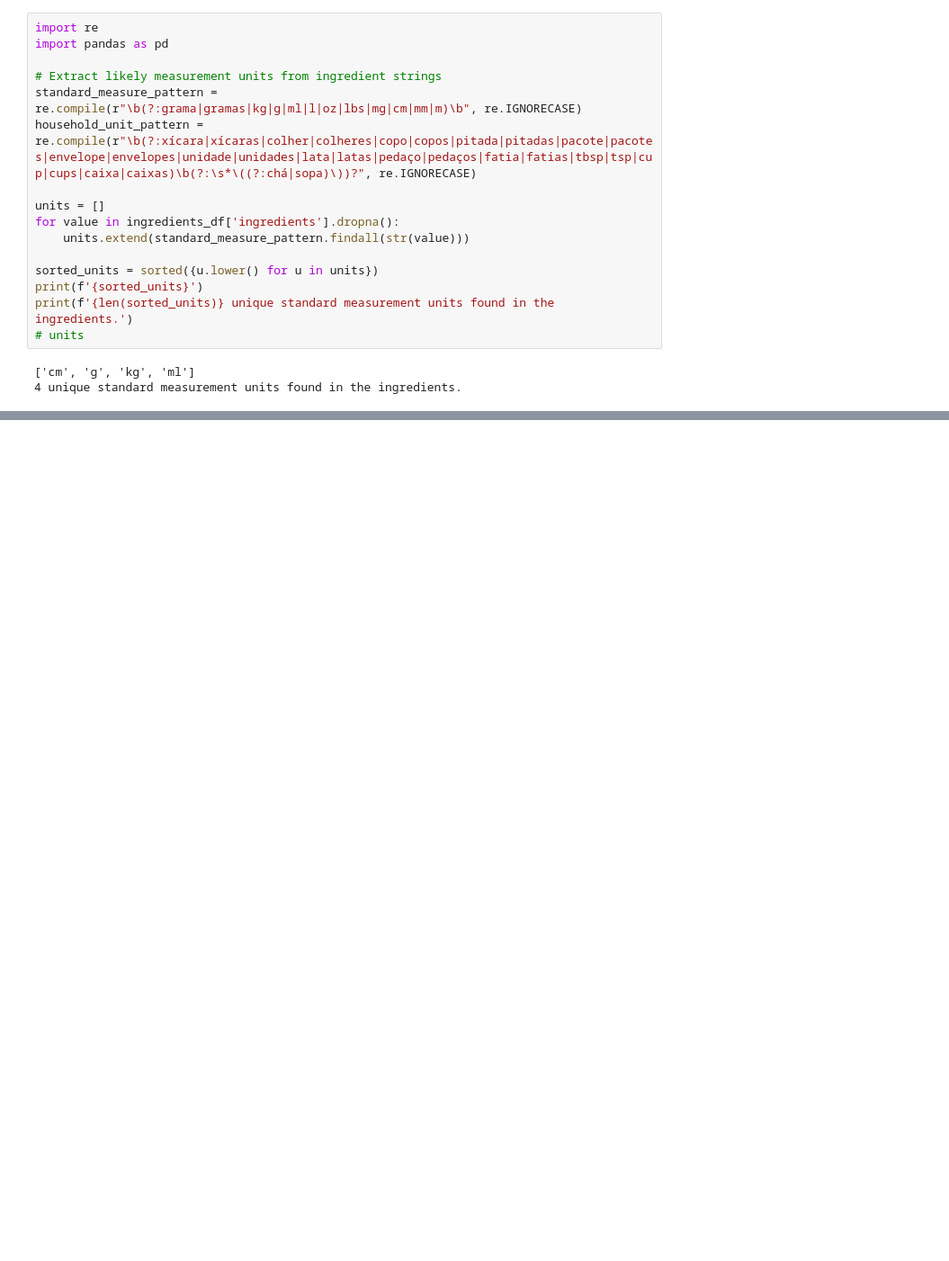
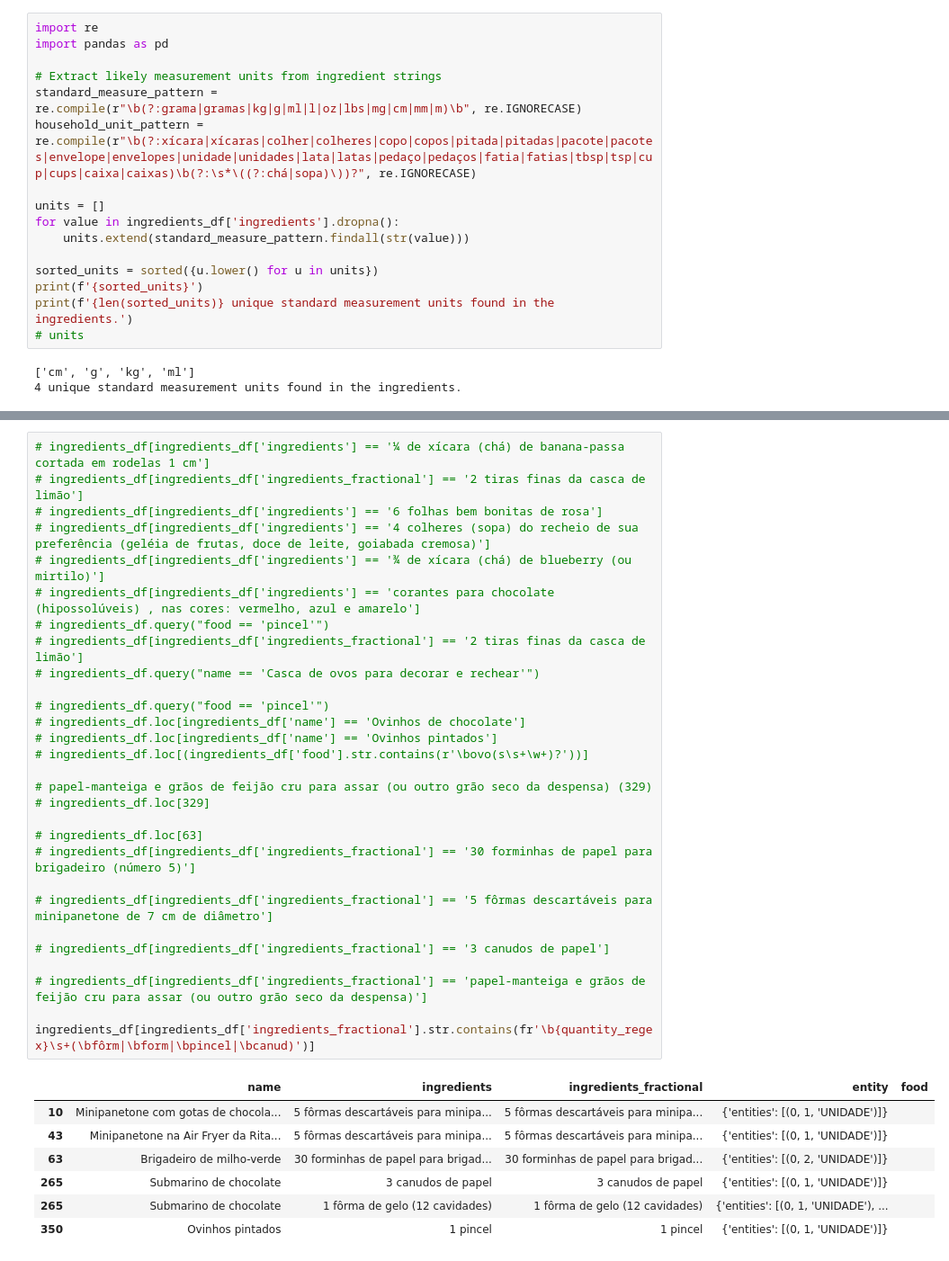
Before and after one commit to yara403/recipes_model, a Jupyter notebook: exploratory_data_analysis.ipynb, the cells around one changed output, grey strips where cells are left out. Shown at 90% size. Drawn from its saved outputs; the diff is of its cells as text; blank space fills up the shorter version.

```diff
--- a/exploratory_data_analysis.ipynb
+++ b/exploratory_data_analysis.ipynb
@@ -509,3 +550,40 @@ ingredients_df[ingredients_df['ingredients_fractional'].str.contains(r'\d+\s+\d+
+# %%
+# ingredients_df[ingredients_df['ingredients'] == '¼ de xícara (chá) de banana-passa cortada em rodelas 1 cm']
+# ingredients_df[ingredients_df['ingredients_fractional'] == '2 tiras finas da casca de limão']
+# ingredients_df[ingredients_df['ingredients'] == '6 folhas bem bonitas de rosa']
+# ingredients_df[ingredients_df['ingredients'] == '4 colheres (sopa) do recheio de sua preferência (geléia de frutas, doce de leite, goiabada cremosa)']
+# ingredients_df[ingredients_df['ingredients'] == '¾ de xícara (chá) de blueberry (ou mirtilo)']
+# ingredients_df[ingredients_df['ingredients'] == 'corantes para chocolate (hipossolúveis) , nas cores: vermelho, azul e amarelo']
+# ingredients_df.query("food == 'pincel'")
+# ingredients_df[ingredients_df['ingredients_fractional'] == '2 tiras finas da casca de limão']
+# ingredients_df.query("name == 'Casca de ovos para decorar e rechear'")
+
+# ingredients_df.query("food == 'pincel'")
+# ingredients_df.loc[ingredients_df['name'] == 'Ovinhos de chocolate']
+# ingredients_df.loc[ingredients_df['name'] == 'Ovinhos pintados']
+# ingredients_df.loc[(ingredients_df['food'].str.contains(r'\bovo(s\s+\w+)?'))]
+
+# papel-manteiga e grãos de feijão cru para assar (ou outro grão seco da despensa) (329)
+# ingredients_df.loc[329]
+
+# ingredients_df.loc[63]
+# ingredients_df[ingredients_df['ingredients_fractional'] == '30 forminhas de papel para brigadeiro (número 5)']
+
+# ingredients_df[ingredients_df['ingredients_fractional'] == '5 fôrmas descartáveis para minipanetone de 7 cm de diâmetro']
+
+# ingredients_df[ingredients_df['ingredients_fractional'] == '3 canudos de papel']
+
+# ingredients_df[ingredients_df['ingredients_fractional'] == 'papel-manteiga e grãos de feijão cru para assar (ou outro grão seco da despensa)']
+
+ingredients_df[ingredients_df['ingredients_fractional'].str.contains(fr'\b{quantity_regex}\s+(\bfôrm|\bform|\bpincel|\bcanud)')]
+# %% [output]
+|  | name | ingredients | ingredients_fractional | entity | food |
+| 10 | Minipanetone com gotas de chocola... | 5 fôrmas descartáveis para minipa... | 5 fôrmas descartáveis para minipa... | {'entities': [(0, 1, 'UNIDADE')]} |  |
+| 43 | Minipanetone na Air Fryer da Rita... | 5 fôrmas descartáveis para minipa... | 5 fôrmas descartáveis para minipa... | {'entities': [(0, 1, 'UNIDADE')]} |  |
+| 63 | Brigadeiro de milho-verde | 30 forminhas de papel para brigad... | 30 forminhas de papel para brigad... | {'entities': [(0, 2, 'UNIDADE')]} |  |
+| 265 | Submarino de chocolate | 3 canudos de papel | 3 canudos de papel | {'entities': [(0, 1, 'UNIDADE')]} |  |
+| 265 | Submarino de chocolate | 1 fôrma de gelo (12 cavidades) | 1 fôrma de gelo (12 cavidades) | {'entities': [(0, 1, 'UNIDADE'), ... |  |
+| 350 | Ovinhos pintados | 1 pincel | 1 pincel | {'entities': [(0, 1, 'UNIDADE')]} |  |
 # %%
 ingredients_df.info()
 # %% [output]
```
Also changed, not shown: parts of 8 cells of this notebook, 1 other file.
